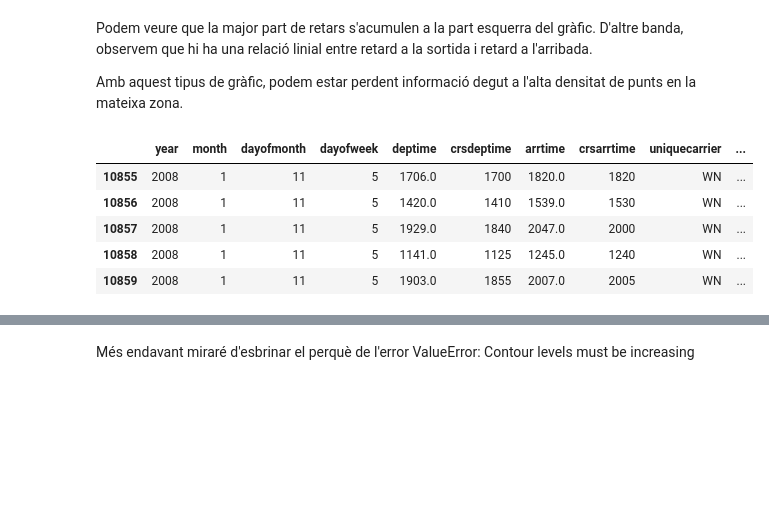
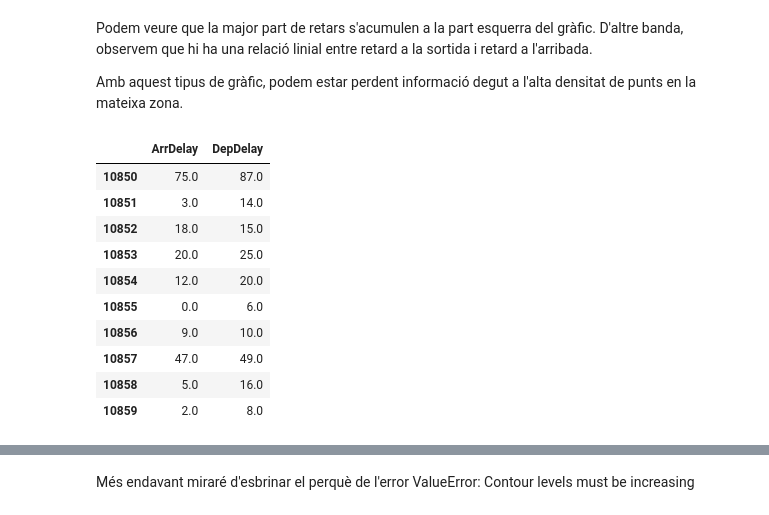
Before and after one commit to Yms002/Ejercicios, a Jupyter notebook: S04_T01/S04_T01 - Visualització gràfica d'un dataset.ipynb, the cells around one changed output, grey strips where cells are left out. Saved outputs shown, nothing was run; the diff lists cells and outputs as text; code cells hidden in the pictures; blank space fills up the shorter version.

```diff
--- a/S04_T01/S04_T01 - Visualització gràfica d'un dataset.ipynb
+++ b/S04_T01/S04_T01 - Visualització gràfica d'un dataset.ipynb
@@ -550,13 +550,19 @@ Amb aquest tipus de gràfic, podem estar perdent informació degut a l'alta dens
 # %%
 #Podem evitar aquest "overplotting" fent un 2D density plot:
 delay_df_short = delay_df.head(10860) #Creem un dataframe més petit per probar el codi, amb 50000 dóna l'error: ValueError: Contour levels must be increasing
 #delay_df_short amb 10859 files funciona, amb 10860: valueerror
-delay_df_short.tail()
+delay_df_short[['ArrDelay', 'DepDelay']].tail(10)
 #delay_df_wn = delay_df[(delay_df['uniquecarrier'] == 'WN')] #creem un nou df amb l'aerolinia que més delay té
+delay_df_short.iloc[:10860]
 # %% [output]
-|  | year | month | dayofmonth | dayofweek | deptime | crsdeptime | arrtime | crsarrtime | uniquecarrier | ... |
-| 10855 | 2008 | 1 | 11 | 5 | 1706.0 | 1700 | 1820.0 | 1820 | WN | ... |
-| 10856 | 2008 | 1 | 11 | 5 | 1420.0 | 1410 | 1539.0 | 1530 | WN | ... |
-| 10857 | 2008 | 1 | 11 | 5 | 1929.0 | 1840 | 2047.0 | 2000 | WN | ... |
-| 10858 | 2008 | 1 | 11 | 5 | 1141.0 | 1125 | 1245.0 | 1240 | WN | ... |
-| 10859 | 2008 | 1 | 11 | 5 | 1903.0 | 1855 | 2007.0 | 2005 | WN | ... |
+|  | ArrDelay | DepDelay |
+| 10850 | 75.0 | 87.0 |
+| 10851 | 3.0 | 14.0 |
+| 10852 | 18.0 | 15.0 |
+| 10853 | 20.0 | 25.0 |
+| 10854 | 12.0 | 20.0 |
+| 10855 | 0.0 | 6.0 |
+| 10856 | 9.0 | 10.0 |
+| 10857 | 47.0 | 49.0 |
+| 10858 | 5.0 | 16.0 |
+| 10859 | 2.0 | 8.0 |
```
Also changed, not shown: parts of 2 cells of this notebook, 16 other files.
